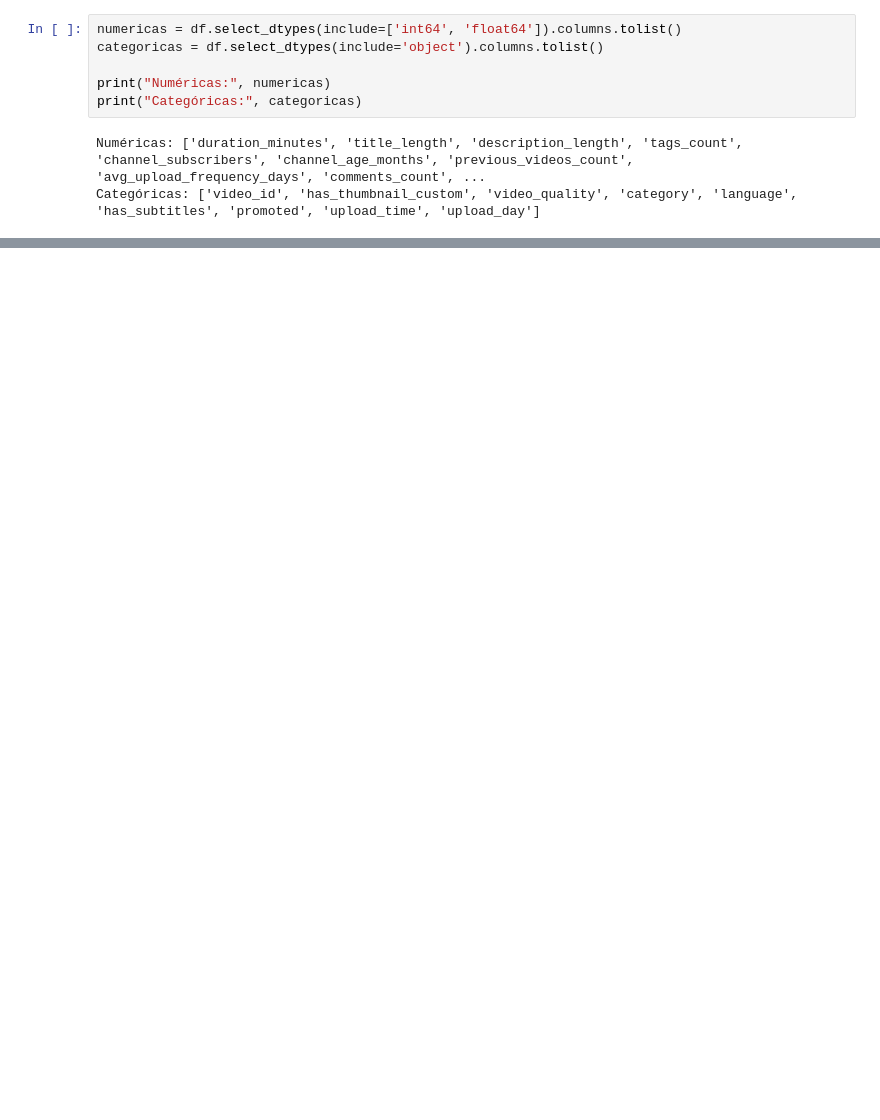
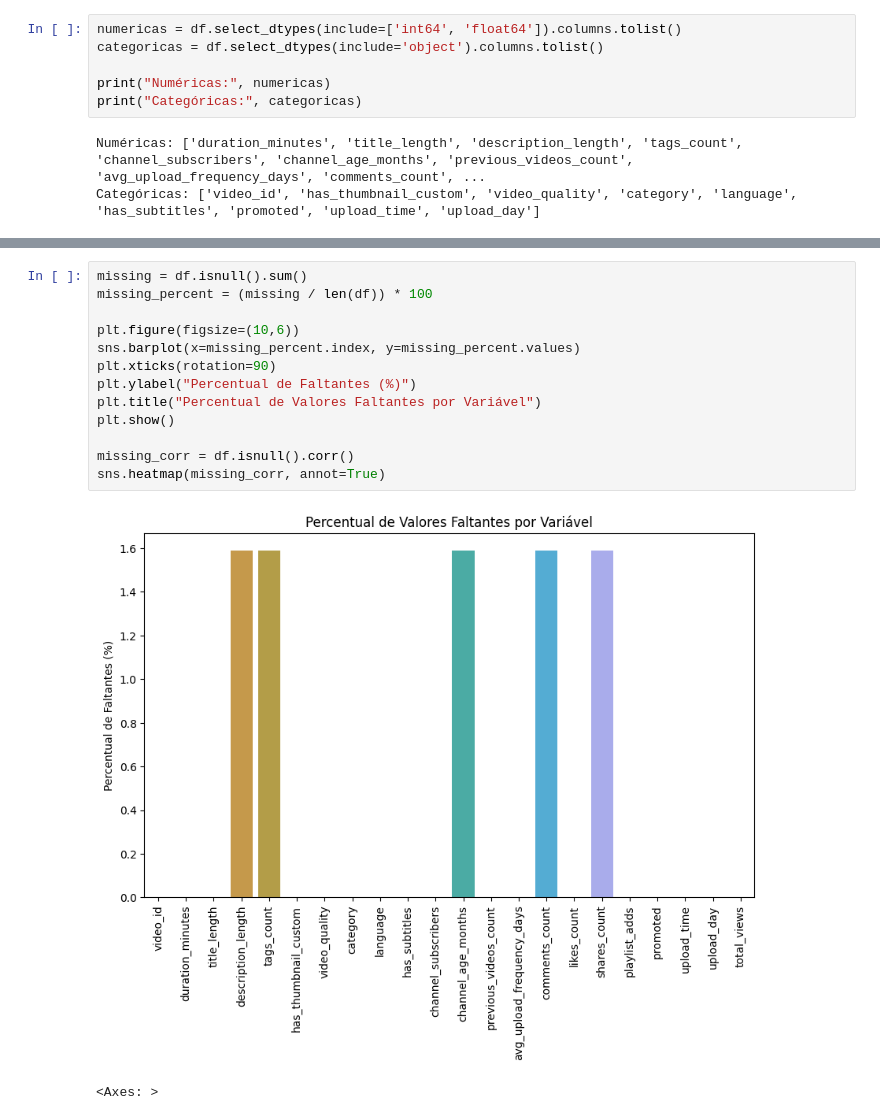
Before and after one commit to dedueardo/uninassau-atividade-alunos-ml-regressao, a Jupyter notebook: notebooks/01_EDA.ipynb, the cells around one changed output, grey strips where cells are left out. Drawn from its saved outputs; the diff is of its cells as text; blank space fills up the shorter version.

```diff
--- a/notebooks/01_EDA.ipynb
+++ b/notebooks/01_EDA.ipynb
@@ -100,0 +112,16 @@ Categóricas: ['video_id', 'has_thumbnail_custom', 'video_quality', 'category',
+# %%
+missing = df.isnull().sum()
+missing_percent = (missing / len(df)) * 100
+
+plt.figure(figsize=(10,6))
+sns.barplot(x=missing_percent.index, y=missing_percent.values)
+plt.xticks(rotation=90)
+plt.ylabel("Percentual de Faltantes (%)")
+plt.title("Percentual de Valores Faltantes por Variável")
+plt.show()
+
+missing_corr = df.isnull().corr()
+sns.heatmap(missing_corr, annot=True)
+# %% [output]
+[figure, added]
+<Axes: >
```
Also changed, not shown: parts of 26 cells of this notebook.
